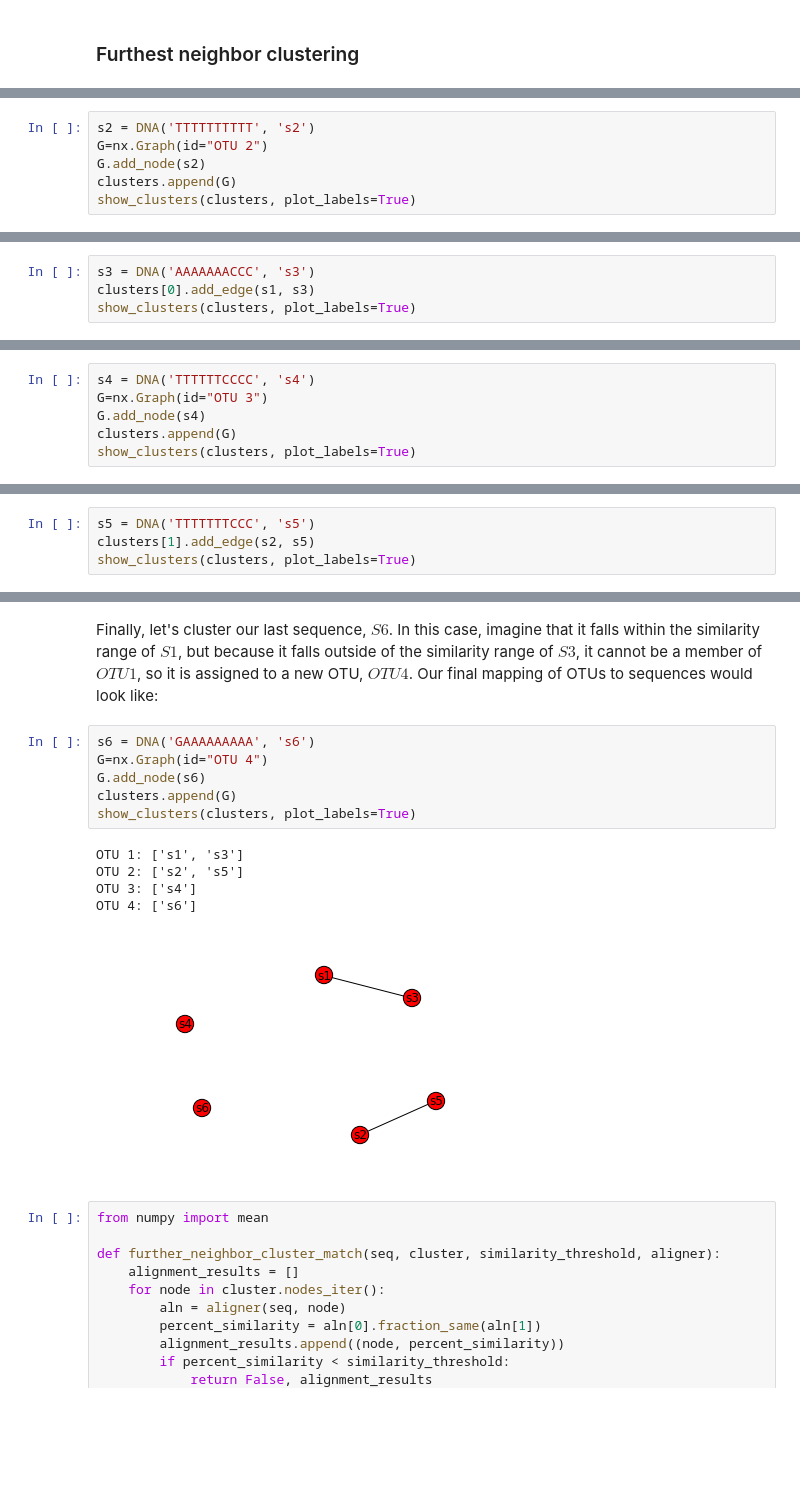
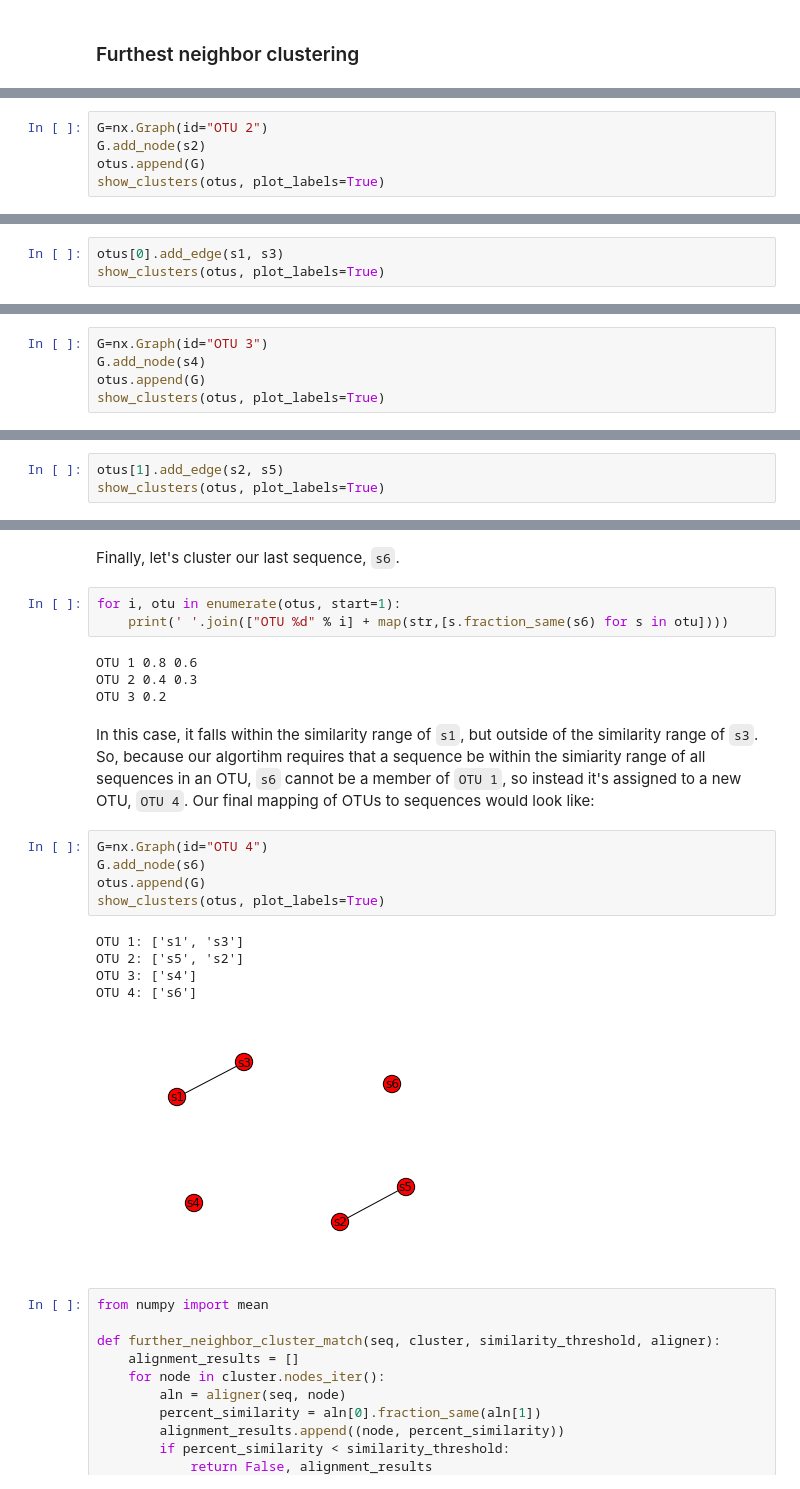
Before and after one commit to applied-bioinformatics/An-Introduction-To-Applied-Bioinformatics, a Jupyter notebook: fundamentals/sequence-mapping-and-clustering.ipynb, the cells around one changed output, grey strips where cells are left out. Cells and saved outputs as stored; diff of their text form; blank space fills up the shorter version.

```diff
--- a/fundamentals/sequence-mapping-and-clustering.ipynb
+++ b/fundamentals/sequence-mapping-and-clustering.ipynb
@@ -113,9 +125,8 @@ If our second sequence, $S2$ falls outside of the similarity threshold to $S1$,
 # %%
-s2 = DNA('TTTTTTTTTT', 's2')
 G=nx.Graph(id="OTU 2")
 G.add_node(s2)
-clusters.append(G)
-show_clusters(clusters, plot_labels=True)
+otus.append(G)
+show_clusters(otus, plot_labels=True)
 # %% [output]
 OTU 1: ['s1']
 OTU 2: ['s2']
@@ -125,7 +144,6 @@ Now imagine that our third sequence, $S3$ falls within the range of $OTU1$. We'd
 # %%
-s3 = DNA('AAAAAAACCC', 's3')
-clusters[0].add_edge(s1, s3)
-show_clusters(clusters, plot_labels=True)
+otus[0].add_edge(s1, s3)
+show_clusters(otus, plot_labels=True)
 # %% [output]
 OTU 1: ['s1', 's3']
 OTU 2: ['s2']
@@ -135,9 +159,8 @@ Now let's cluster a fourth sequence, $S4$. We find that this falls outside the r
 # %%
-s4 = DNA('TTTTTTCCCC', 's4')
 G=nx.Graph(id="OTU 3")
 G.add_node(s4)
-clusters.append(G)
-show_clusters(clusters, plot_labels=True)
+otus.append(G)
+show_clusters(otus, plot_labels=True)
 # %% [output]
 OTU 1: ['s1', 's3']
 OTU 2: ['s2']
@@ -148,6 +187,5 @@ Next, let's cluster our fifth sequence, $S5$. We find that this falls outside th
 # %%
-s5 = DNA('TTTTTTTCCC', 's5')
-clusters[1].add_edge(s2, s5)
-show_clusters(clusters, plot_labels=True)
+otus[1].add_edge(s2, s5)
+show_clusters(otus, plot_labels=True)
 # %% [output]
 OTU 1: ['s1', 's3']
@@ -157,17 +195,25 @@ OTU 3: ['s4']
+# %% [markdown]
+Finally, let's cluster our last sequence, ``s6``.
+# %%
+for i, otu in enumerate(otus, start=1):
+    print(' '.join(["OTU %d" % i] + map(str,[s.fraction_same(s6) for s in otu])))
+# %% [output]
+OTU 1 0.8 0.6
+OTU 2 0.4 0.3
+OTU 3 0.2
 # %% [markdown]
-Finally, let's cluster our last sequence, $S6$. In this case, imagine that it falls within the similarity range of $S1$, but because it falls outside of the similarity range of $S3$, it cannot be a member of $OTU1$, so it is assigned to a new OTU, $OTU4$. Our final mapping of OTUs to sequences would look like:
+In this case, it falls within the similarity range of ``s1``, but outside of the similarity range of ``s3``. So, because our algortihm requires that a sequence be within the simiarity range of all sequences in an OTU, ``s6`` cannot be a member of ``OTU 1``, so instead it's assigned to a new OTU, ``OTU 4``. Our final mapping of OTUs to sequences would look like:
 # %%
-s6 = DNA('GAAAAAAAAA', 's6')
 G=nx.Graph(id="OTU 4")
 G.add_node(s6)
-clusters.append(G)
-show_clusters(clusters, plot_labels=True)
+otus.append(G)
+show_clusters(otus, plot_labels=True)
 # %% [output]
 OTU 1: ['s1', 's3']
-OTU 2: ['s2', 's5']
+OTU 2: ['s5', 's2']
 OTU 3: ['s4']
 OTU 4: ['s6']
-[figure, old version]
+[figure, new version]
 # %%
 from numpy import mean
 
```
Also changed, not shown: parts of 30 cells of this notebook.
